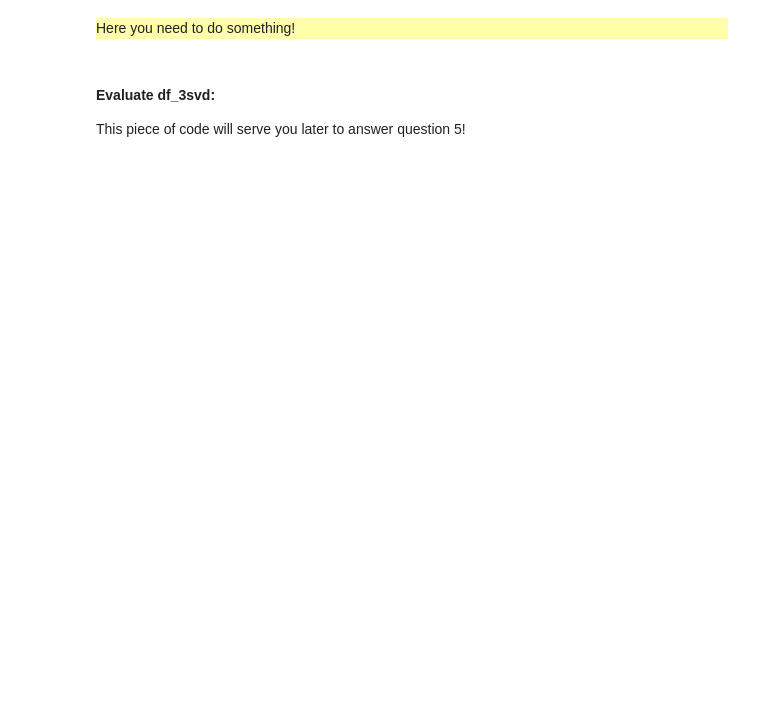
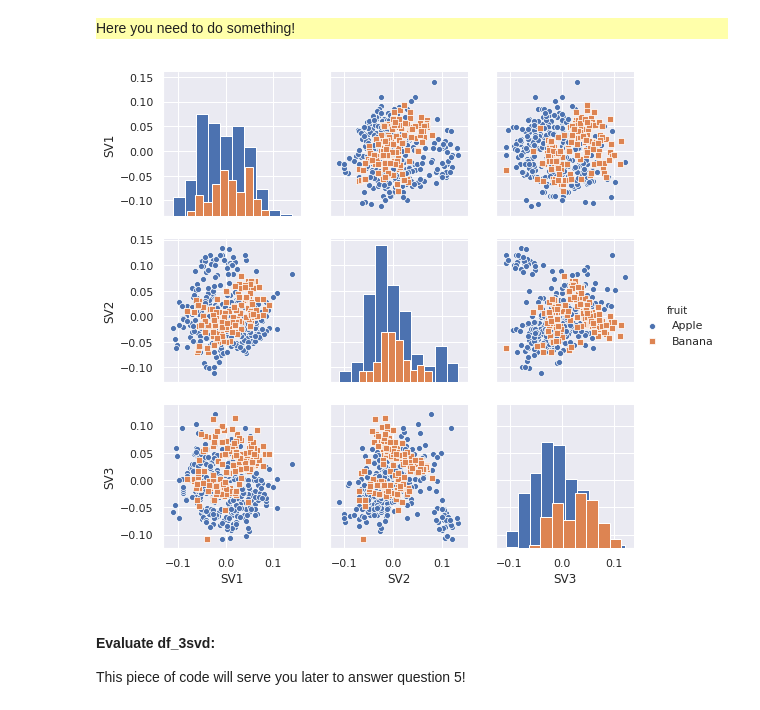
Before and after one commit to StayKalor58/info232, a Jupyter notebook: TP2/TP2.ipynb, the cells around one changed output. Saved outputs shown, nothing was run; the diff lists cells and outputs as text; code cells hidden in the pictures; blank space fills up the shorter version.

```diff
--- a/TP2/TP2.ipynb
+++ b/TP2/TP2.ipynb
@@ -357,7 +427,7 @@ Then answer those questions:
 </div>
 <b>Choose the correct dataset: CS representation, scaled data.</b>
 # %%
-dataset_choice = 0 # Change that
-data_df = all_data_df[dataset_choice] # Change that
+dataset_choice = 1
+data_df = all_scaled_data_df[dataset_choice]
 
 print(data_df.shape)
@@ -540,6 +688,6 @@ Then the question to answer will be to compute the performances obtained with th
 # if you did things correctly in previous questions)
 # To obtain df_scaled, remove the last column of data_df.
 
-df_scaled = df_scaled2[{"redness", "elongation"}] # REPLACE THIS BY THE CORRECT ANSWER
+df_scaled = data_df.drop(columns=['fruit'])
 
 df_scaled.head()
@@ -582,3 +749,7 @@ df_3svd.head()
+# %%
+g = sns.pairplot(df_3svd, hue="fruit", markers=["o", "s"], diag_kind="hist")
+# %% [output]
+[figure, added]
 # %% [markdown]
 #### Evaluate df_3svd:
 This piece of code will serve you later to answer question 5!
```
Also changed, not shown: parts of 41 cells of this notebook, 45 other files.
